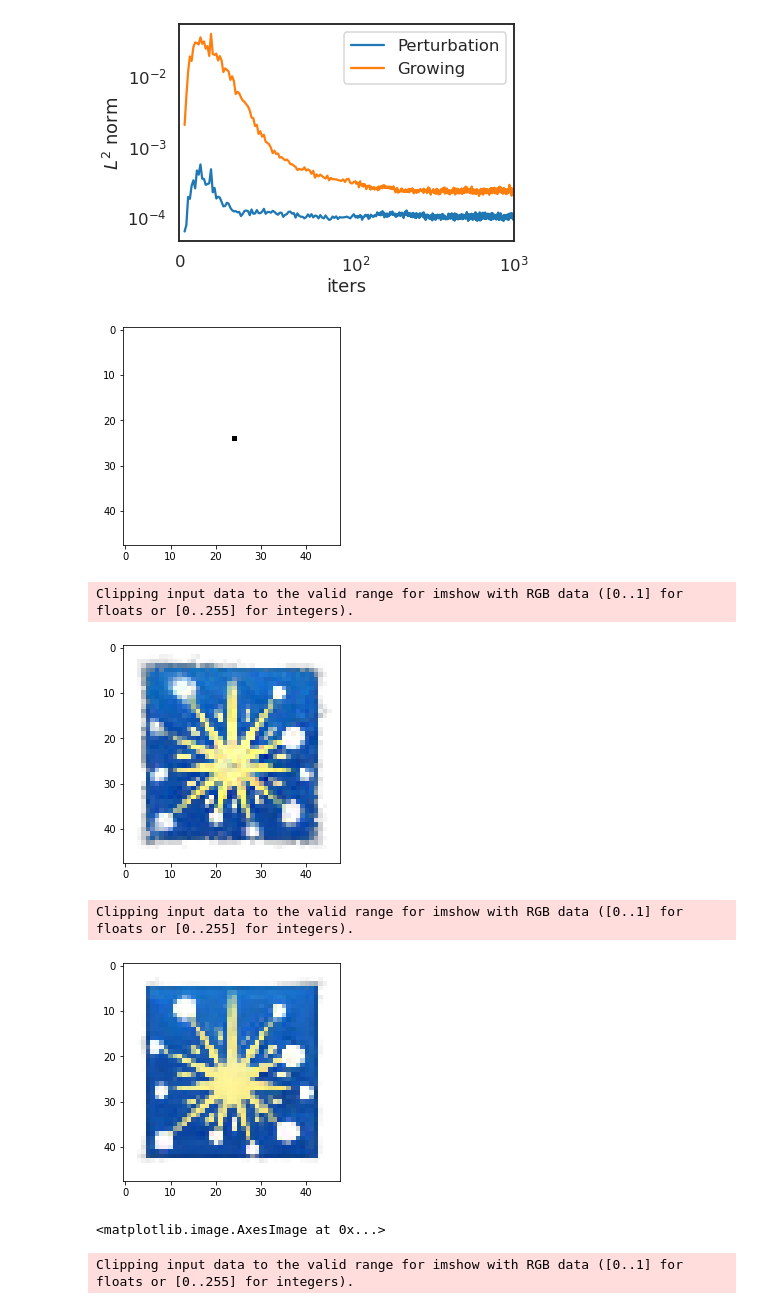
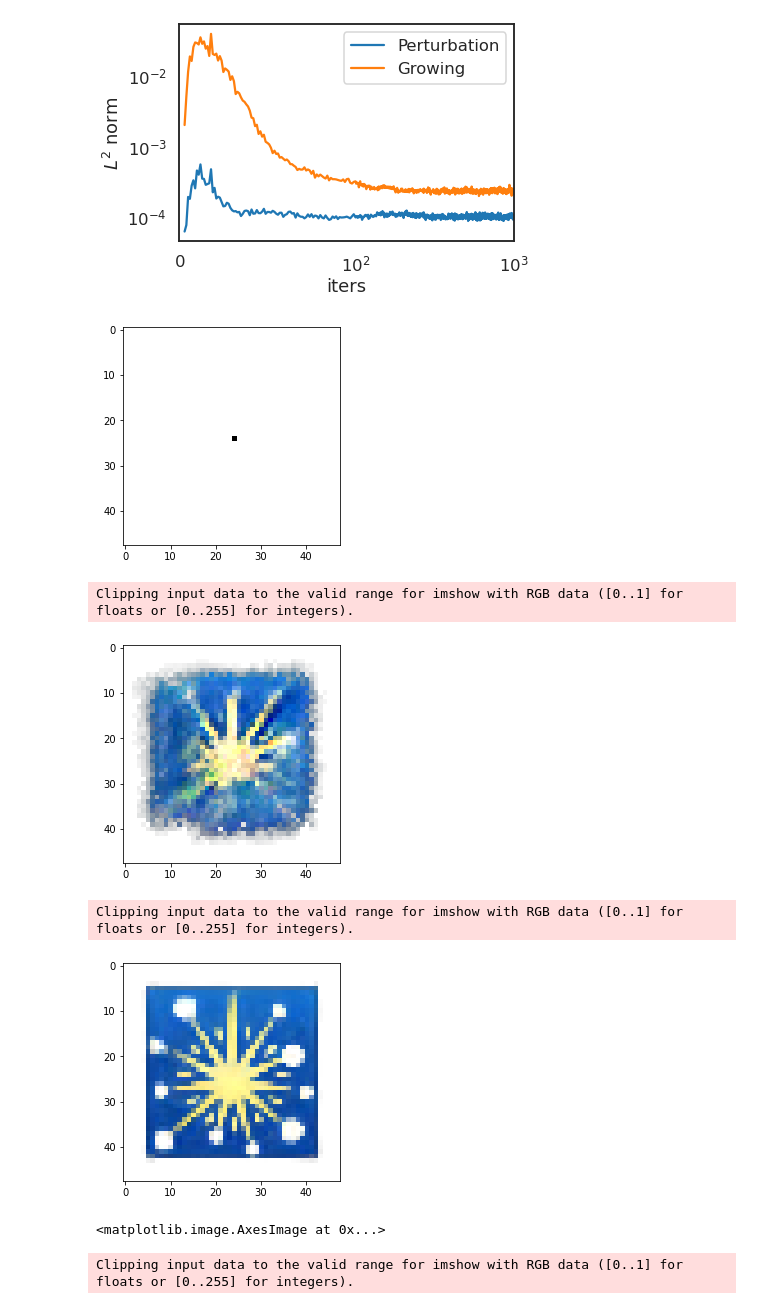
Before and after one commit to LetteraUnica/neural_cellular_automata, a Jupyter notebook: pytorch_ca/perturbation_CA.ipynb, the cells around one changed output. Cells and saved outputs as stored; diff of their text form; code cells hidden in the pictures.

```diff
--- a/pytorch_ca/perturbation_CA.ipynb
+++ b/pytorch_ca/perturbation_CA.ipynb
@@ -53,6 +53,6 @@ old_CA.load(folder + "firework_growing.pt")
 Successfully loaded model!
 # %%
 new_CA = NeuralCA().to(device)
-new_CA.load(folder + "model_distance.pt")
+new_CA.load(folder + "firework_regenerating2.pt")
 # %% [output]
 Successfully loaded model!
@@ -63,10 +75,10 @@ for param in old_CA.parameters():
 
 wandb.init()
 optimizer = torch.optim.Adam(new_CA.parameters(), lr=1e-3)
-criterion = NCADistance(old_CA, new_CA, pad(target, TARGET_PADDING), l=0.1)
+criterion = NCADistance(old_CA, new_CA, pad(target, TARGET_PADDING), l=0.01)
 scheduler = torch.optim.lr_scheduler.MultiStepLR(optimizer, milestones=[40,80,120], gamma=0.3)
 
-new_CA.train_CA(optimizer, criterion, pool, n_epochs=120, skip_update=1,
-               scheduler=scheduler, kind="regenerating", skip_damage=2, batch_size=12)
+new_CA.train_CA(optimizer, criterion, pool, n_epochs=120, skip_update=2,
+               scheduler=scheduler, kind="regenerating", skip_damage=2, batch_size=10)
 # %% [output]
 epoch: 120
@@ -79,14 +86,2 @@ tensor(0.0066, device='cuda:0') tensor(0.9187, device='cuda:0')
 # %%
 model = PerturbationCA(old_CA, new_CA)
-# %%
-# Train the model
-for param in model.old_CA.parameters():
-    param.requires_grad = False
-
-wandb.init(mode="disabled")
-optimizer = torch.optim.Adam(model.new_CA.parameters(), lr=1e-5)
-criterion = NCALoss(pad(target, TARGET_PADDING), torch.nn.MSELoss, l=0.01)
-scheduler = torch.optim.lr_scheduler.MultiStepLR(optimizer, milestones=[40,80,120], gamma=0.3)
-
-model.train_CA(optimizer, criterion, pool, n_epochs=120, skip_update=4,
-               scheduler=scheduler, kind="regenerating", skip_damage=2, batch_size=5)
@@ -101,8 +87,0 @@ NameError: name 'model' is not defined
-# %%
-with torch.no_grad():
-    for i in range(POOL_SIZE//32 * 2):
-        x, idx = pool.sample(32)
-        x = x.to(device)
-        for i in range(55):
-            x = model.forward(x)
-        pool.update(idx, x)
@@ -185,19 +162,19 @@ wandb.log({"pool_samples": [wandb.Image(sample[0:4].cpu()) for sample in samples
 # %%
 image = pool.generator(1, device).cuda()
 
 imshow(image[0].cpu())
 
-image = old_CA.evolve(image.cuda(), 50)
+image = new_CA.evolve(image.cuda(), 50)
 
 imshow(image[0].cpu())
 
-imshow(new_CA.evolve(image.cuda(), 300)[0].cpu())
+imshow(new_CA.evolve(image.cuda(), 500)[0].cpu())
 # %% [output]
 [figure]
 Clipping input data to the valid range for imshow with RGB data ([0..1] for floats or [0..255] for integers).
-[figure, old version]
+[figure, new version]
 Clipping input data to the valid range for imshow with RGB data ([0..1] for floats or [0..255] for integers).
-[figure, old version]
+[figure, new version]
 <matplotlib.image.AxesImage at 0x...>
 # %%
 # Plots the learned CA
```
Also changed, not shown: parts of 6 cells of this notebook, 6 other files.
